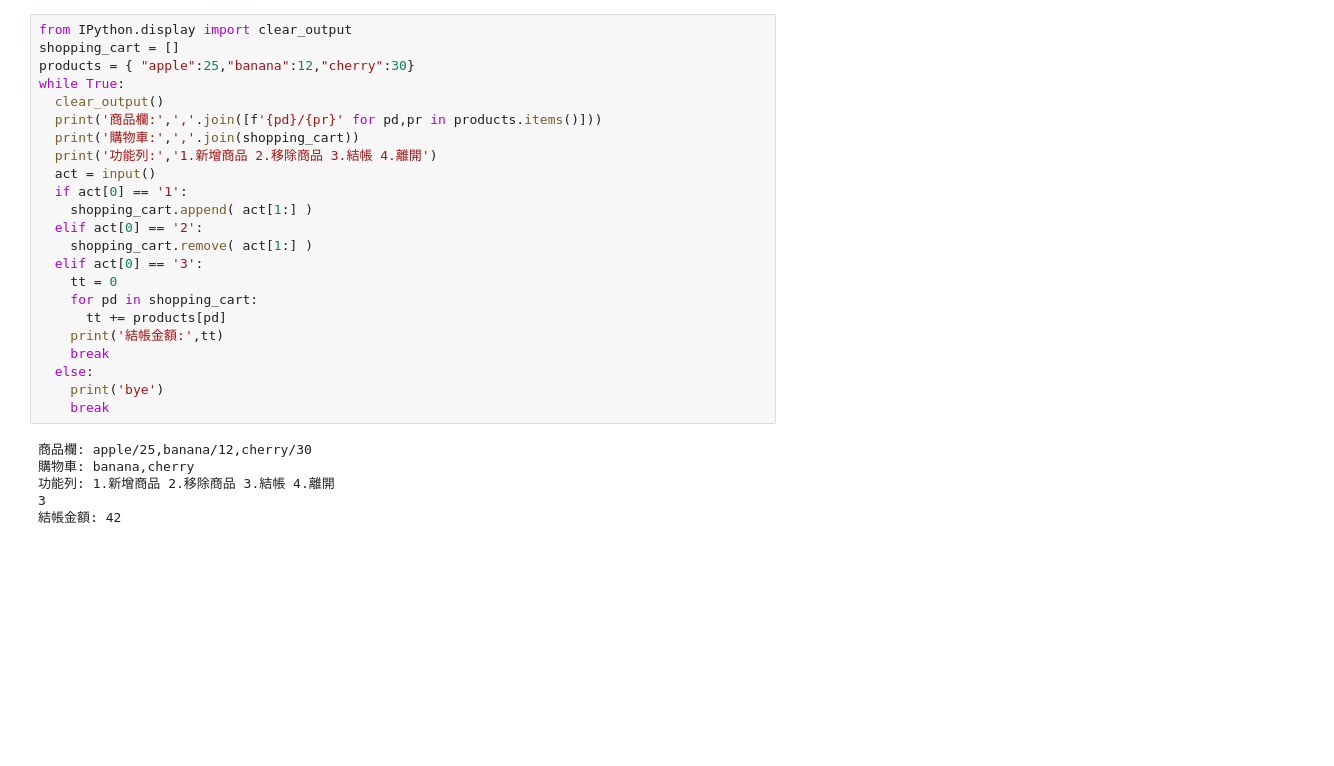
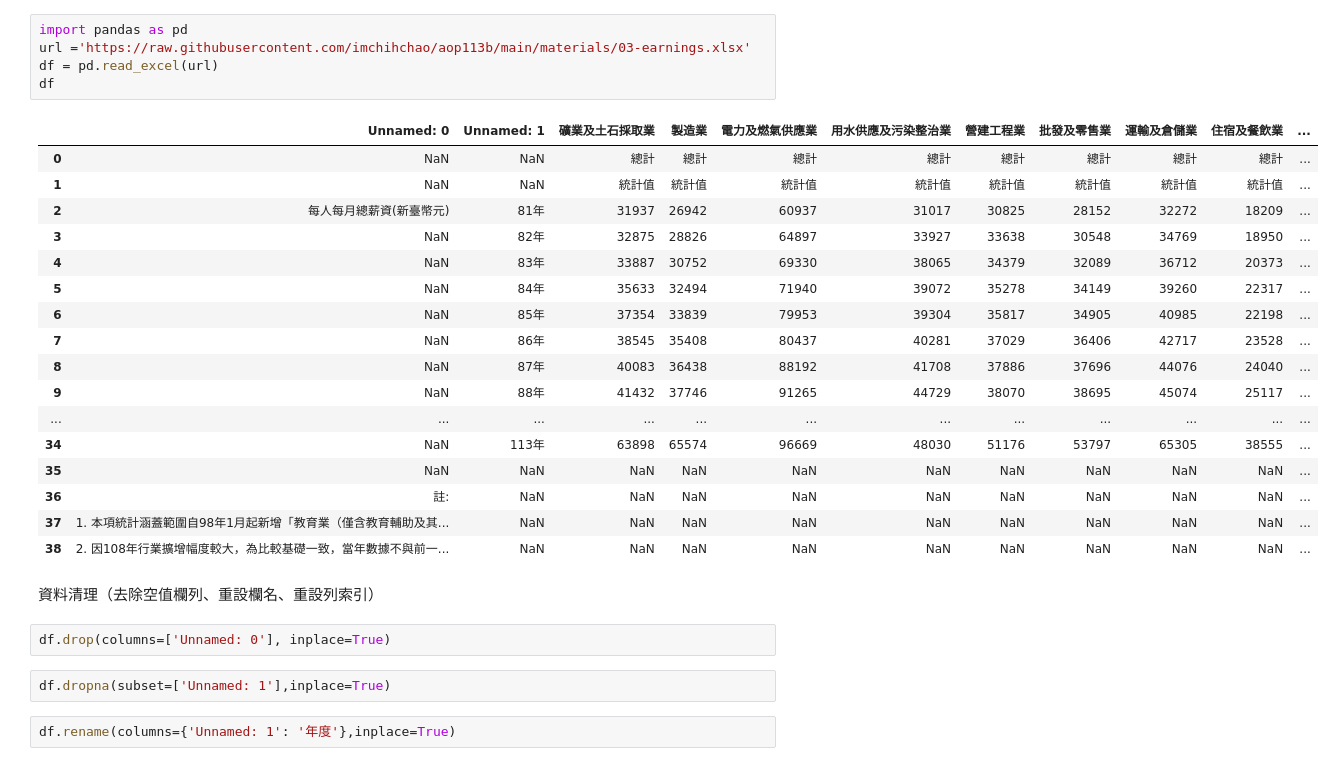
Before and after one commit to B132020005/B132020005, a Jupyter notebook: Untitled0.ipynb, the cells around one changed output. Cells and saved outputs as stored; diff of their text form; blank space fills up the shorter version.

```diff
--- a/Untitled0.ipynb
+++ b/Untitled0.ipynb
@@ -1,31 +1,33 @@
 # %% [markdown]
 <a href="https://colab.research.google.com/github/B132020005/B132020005/blob/main/Untitled0.ipynb" target="_parent"><img src="https://colab.research.google.com/assets/colab-badge.svg" alt="Open In Colab"/></a>
-# %%
-from IPython.display import clear_output
-shopping_cart = []
-products = { "apple":25,"banana":12,"cherry":30}
-while True:
-  clear_output()
-  print('商品欄:',','.join([f'{pd}/{pr}' for pd,pr in products.items()]))
-  print('購物車:',','.join(shopping_cart))
-  print('功能列:','1.新增商品 2.移除商品 3.結帳 4.離開')
-  act = input()
-  if act[0] == '1':
-    shopping_cart.append( act[1:] )
-  elif act[0] == '2':
-    shopping_cart.remove( act[1:] )
-  elif act[0] == '3':
-    tt = 0
-    for pd in shopping_cart:
-      tt += products[pd]
-    print('結帳金額:',tt)
-    break
-  else:
-    print('bye')
-    break
-# %% [output]
-商品欄: apple/25,banana/12,cherry/30
-購物車: banana,cherry
-功能列: 1.新增商品 2.移除商品 3.結帳 4.離開
-3
-結帳金額: 42
+# %%
+import pandas as pd
+url ='https://raw.githubusercontent.com/imchihchao/aop113b/main/materials/03-earnings.xlsx'
+df = pd.read_excel(url)
+df
+# %% [output]
+|  | Unnamed: 0 | Unnamed: 1 | 礦業及土石採取業 | 製造業 | 電力及燃氣供應業 | 用水供應及污染整治業 | 營建工程業 | 批發及零售業 | 運輸及倉儲業 | 住宿及餐飲業 | ... |
+| 0 | NaN | NaN | 總計 | 總計 | 總計 | 總計 | 總計 | 總計 | 總計 | 總計 | ... |
+| 1 | NaN | NaN | 統計值 | 統計值 | 統計值 | 統計值 | 統計值 | 統計值 | 統計值 | 統計值 | ... |
+| 2 | 每人每月總薪資(新臺幣元) | 81年 | 31937 | 26942 | 60937 | 31017 | 30825 | 28152 | 32272 | 18209 | ... |
+| 3 | NaN | 82年 | 32875 | 28826 | 64897 | 33927 | 33638 | 30548 | 34769 | 18950 | ... |
+| 4 | NaN | 83年 | 33887 | 30752 | 69330 | 38065 | 34379 | 32089 | 36712 | 20373 | ... |
+| 5 | NaN | 84年 | 35633 | 32494 | 71940 | 39072 | 35278 | 34149 | 39260 | 22317 | ... |
+| 6 | NaN | 85年 | 37354 | 33839 | 79953 | 39304 | 35817 | 34905 | 40985 | 22198 | ... |
+| 7 | NaN | 86年 | 38545 | 35408 | 80437 | 40281 | 37029 | 36406 | 42717 | 23528 | ... |
+| 8 | NaN | 87年 | 40083 | 36438 | 88192 | 41708 | 37886 | 37696 | 44076 | 24040 | ... |
+| 9 | NaN | 88年 | 41432 | 37746 | 91265 | 44729 | 38070 | 38695 | 45074 | 25117 | ... |
+| ... | ... | ... | ... | ... | ... | ... | ... | ... | ... | ... | ... |
+| 34 | NaN | 113年 | 63898 | 65574 | 96669 | 48030 | 51176 | 53797 | 65305 | 38555 | ... |
+| 35 | NaN | NaN | NaN | NaN | NaN | NaN | NaN | NaN | NaN | NaN | ... |
+| 36 | 註: | NaN | NaN | NaN | NaN | NaN | NaN | NaN | NaN | NaN | ... |
+| 37 | 1. 本項統計涵蓋範圍自98年1月起新增「教育業（僅含教育輔助及其... | NaN | NaN | NaN | NaN | NaN | NaN | NaN | NaN | NaN | ... |
+| 38 | 2. 因108年行業擴增幅度較大，為比較基礎一致，當年數據不與前一... | NaN | NaN | NaN | NaN | NaN | NaN | NaN | NaN | NaN | ... |
+# %% [markdown]
+資料清理（去除空值欄列、重設欄名、重設列索引）
+# %%
+df.drop(columns=['Unnamed: 0'], inplace=True)
+# %%
+df.dropna(subset=['Unnamed: 1'],inplace=True)
+# %%
+df.rename(columns={'Unnamed: 1': '年度'},inplace=True)
```
Also changed, not shown: parts of 14 cells of this notebook.
